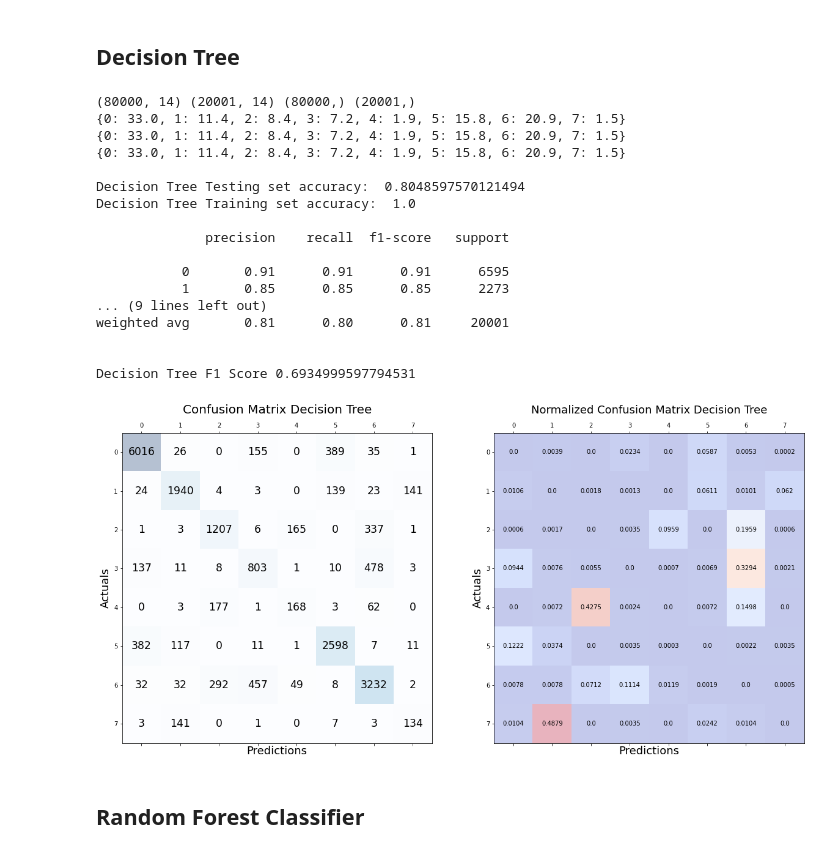
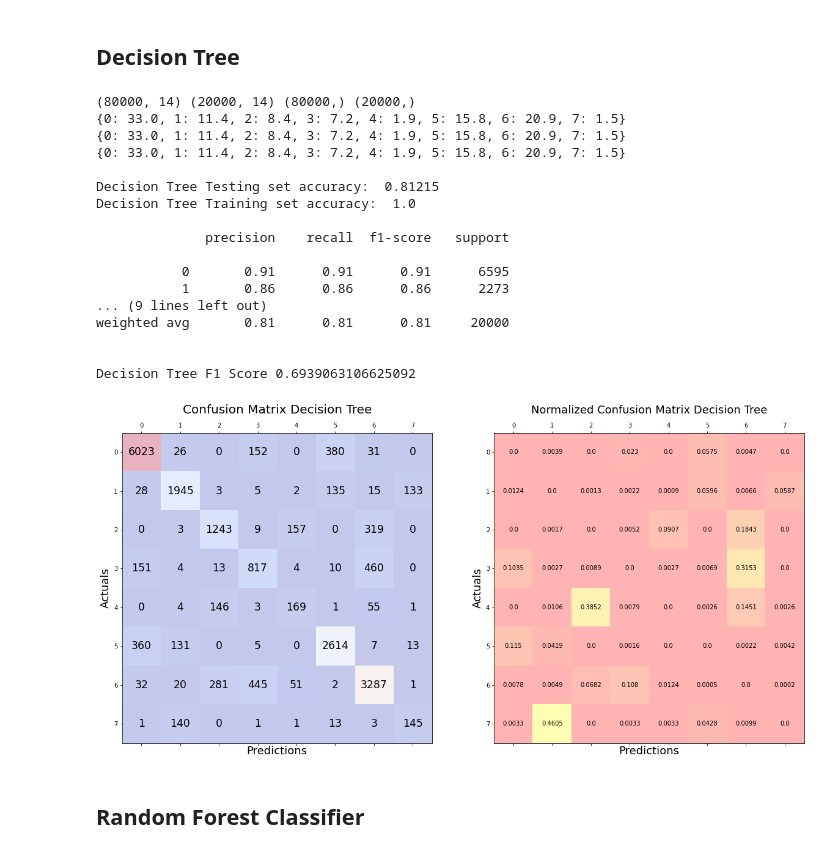
Before and after one commit to joshsalce/Pitch-Classifier-MLB-2022, a Jupyter notebook: Classifier_4_Models.ipynb, the cells around one changed output. Cells and saved outputs as stored; diff of their text form; code cells hidden in the pictures.

```diff
--- a/Classifier_4_Models.ipynb
+++ b/Classifier_4_Models.ipynb
@@ -1008,11 +1008,11 @@ Goal: Take a large dataset, take a stratified sample of size N, perform
 Inputs: None
 Returns: four datasets, akin to train_test_split() function's output but smaller
 '''
-def sample_dataset(n):
+def sample_dataset(dataset, n):
   N = n
 
   #perform stratified random sampling
-  sample_set = df_pro.groupby(['p_throws','pitch_name'], group_keys=False).apply(lambda x: x.sample(int(np.rint(N*len(x)/len(df_pro))))).sample(frac=1).reset_index(drop=True)
+  sample_set = dataset.groupby(['p_throws','pitch_name'], group_keys=False).apply(lambda x: x.sample(int(np.rint(N*len(x)/len(dataset))))).sample(frac=1).reset_index(drop=True)
 
   # Sort into predictor variables (X) and output variable (y)
   X = sample_set.drop(['pitch_name'], axis=1)
@@ -1021,6 +1021,8 @@ def sample_dataset(n):
   # Split into training and test data
   X_train, X_test, y_train, y_test = train_test_split(X, y, test_size = 0.2, random_state=0, stratify = y)
 
+  # Checks: proper train_test_split and stratified sampling done correctly
+  '''
   print(X_train.shape, X_test.shape, y_train.shape, y_test.shape)
 
   pitch_freq = to_freq_dict(sorted(Counter(y).items(), key=itemgetter(0)))
@@ -1030,6 +1032,7 @@ def sample_dataset(n):
   print(pitch_freq)
   print(y_train_freq)
   print(y_test_freq)
+  '''
 
   # Scale training and test data for predictor variables
   scaler = StandardScaler()
@@ -1078,7 +1081,7 @@ def confusion_matrix_plots(model_name, pred, y_test_set):
   # Create confusion matrix in plot for better visualization
   fig, ax = plt.subplots(1, 2, figsize=(20,20))
   # matshow command: turn array of nested arrays (i.e. matrix) into a matrix plot
-  ax[0].matshow(conf_matrix, cmap=plt.cm.Blues, alpha=0.3)
+  ax[0].matshow(conf_matrix, cmap=plt.cm.coolwarm, alpha=0.3)
 
   # For loop 1: loops over each row of the matrix
   for i in range(conf_matrix.shape[0]):
@@ -1103,9 +1106,8 @@ def confusion_matrix_plots(model_name, pred, y_test_set):
   normalized_matrix = np.round_(normalized_matrix, 4)
 
   # Create confusion matrix in plot for better visualization
-  #fig2, ax2 = plt.subplots(figsize=(7.5, 7.5))
   # matshow command: turn array of nested arrays (i.e. matrix) into a matrix plot
-  ax[1].matshow(normalized_matrix, cmap=plt.cm.coolwarm, alpha=0.3)
+  ax[1].matshow(normalized_matrix, cmap=plt.cm.autumn, alpha=0.3)
 
 
   # For loop 1: loops over each row of the matrix
@@ -1118,8 +1120,8 @@ def confusion_matrix_plots(model_name, pred, y_test_set):
   ax[1].set_ylabel('Actuals', fontsize=18)
   ax[1].set_title(f'Normalized Confusion Matrix {model_name}', fontsize=18)
 # %%
-def quick_model(model, model_name, sample_size):
-  X_train, X_test, y_train, y_test = sample_dataset(sample_size)
+def quick_model(model, model_name, dataset, sample_size):
+  X_train, X_test, y_train, y_test = sample_dataset(df_pro, sample_size)
 
   # Fit model and predict
   model.fit(X_train, y_train)
@@ -1137,6 +1139,7 @@ def quick_model(model, model_name, sample_size):
   print("")
   y_cv_pred = cross_val_predict(model, X_train, y_train, cv=5)
   print(f"{model_name} F1 Score", f1_score(y_train, y_cv_pred, average="macro"))
+  print("")
 # %% [markdown]
 ##Naive Bayes
 # %%
@@ -1181,26 +1195,26 @@ KeyboardInterrupt: ignored
 # %%
 tree = DecisionTreeClassifier()
 # %%
-quick_model(tree, "Decision Tree", 100000)
+quick_model(tree, "Decision Tree", df_pro, 100000)
 # %% [output]
-(80000, 14) (20001, 14) (80000,) (20001,)
+(80000, 14) (20000, 14) (80000,) (20000,)
 {0: 33.0, 1: 11.4, 2: 8.4, 3: 7.2, 4: 1.9, 5: 15.8, 6: 20.9, 7: 1.5}
 {0: 33.0, 1: 11.4, 2: 8.4, 3: 7.2, 4: 1.9, 5: 15.8, 6: 20.9, 7: 1.5}
 {0: 33.0, 1: 11.4, 2: 8.4, 3: 7.2, 4: 1.9, 5: 15.8, 6: 20.9, 7: 1.5}
 
-Decision Tree Testing set accuracy:  0.8048597570121494
+Decision Tree Testing set accuracy:  0.81215
 Decision Tree Training set accuracy:  1.0
 
               precision    recall  f1-score   support
 
            0       0.91      0.91      0.91      6595
-           1       0.85      0.85      0.85      2273
+           1       0.86      0.86      0.86      2273
 ... (9 lines left out)
-weighted avg       0.81      0.80      0.81     20001
+weighted avg       0.81      0.81      0.81     20000
 
 
-Decision Tree F1 Score 0.6934999597794531
+Decision Tree F1 Score 0.6939063106625092
-[figure, old version]
+[figure, new version]
 # %% [markdown]
 ## Random Forest Classifier
 # %%
```
Also changed, not shown: parts of 37 cells of this notebook.
